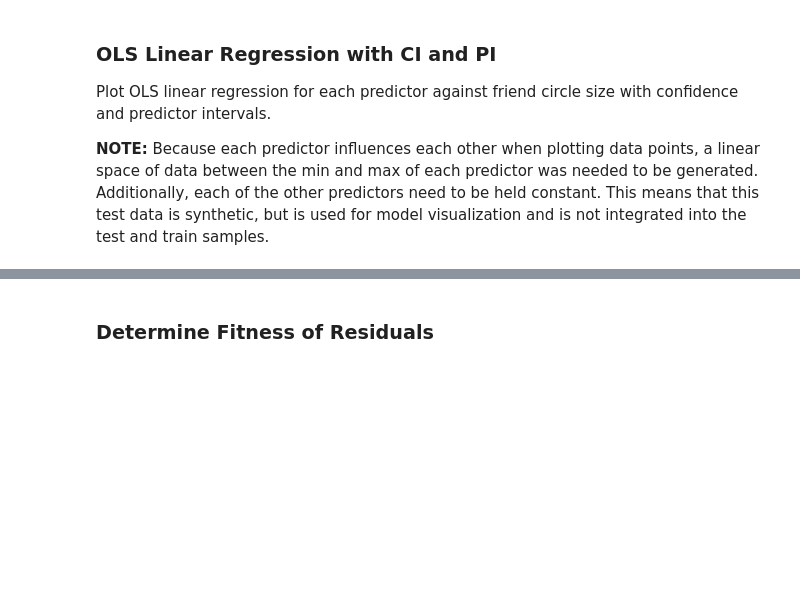
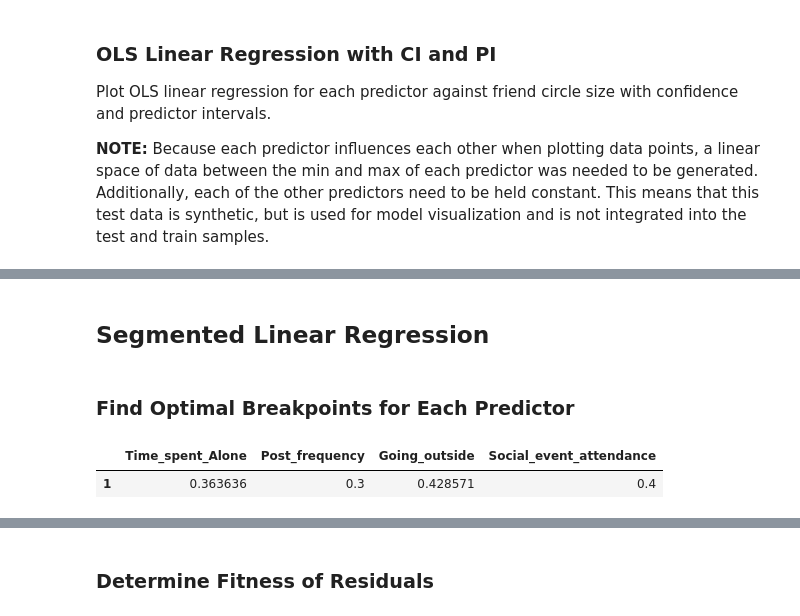
Before and after one commit to Prokope45/NeuralNetworkProject, a Jupyter notebook: LinearRegressionAnalysis.ipynb, the cells around one changed output, grey strips where cells are left out. Saved outputs shown, nothing was run; the diff lists cells and outputs as text; code cells hidden in the pictures; blank space fills up the shorter version.

```diff
--- a/LinearRegressionAnalysis.ipynb
+++ b/LinearRegressionAnalysis.ipynb
@@ -318,0 +319,48 @@ Notes:
+# %% [markdown]
+## Segmented Linear Regression
+# %% [markdown]
+### Find Optimal Breakpoints for Each Predictor
+# %%
+import statsmodels.api as sm
+
+def find_optimal_breakpoint(x, y, min_points=10):
+    """
+    Try all possible split points, and return the one that minimizes total RSS (residual sum of squares).
+    """
+    # Sort x in a logical order.
+    x_sorted = x.sort_values().reset_index(drop=True)
+    possible_splits = x_sorted[min_points:-min_points]
+
+    best_rss = float('inf')
+    best_break = None
+
+    for split in possible_splits:
+        mask = x < split
+        if mask.sum() < min_points or (~mask).sum() < min_points:
+            continue
+
+        # Left segment
+        model_left = sm.OLS(y[mask], sm.add_constant(x[mask])).fit()
+        rss_left = np.sum(model_left.resid ** 2)
+
+        # Right segment
+        model_right = sm.OLS(y[~mask], sm.add_constant(x[~mask])).fit()
+        rss_right = np.sum(model_right.resid ** 2)
+
+        total_rss = rss_left + rss_right
+
+        if total_rss < best_rss:
+            best_rss = total_rss
+            best_break = split
+
+    return best_break
+
+breakpoints = pd.DataFrame(np.nan, columns=predictors.columns, index=[1])
+
+for predictor in predictors:
+    breakpoints[predictor] = find_optimal_breakpoint(test_df_prediction[predictor], test_df_prediction["Predicted"])
+
+breakpoints
+# %% [output]
+|  | Time_spent_Alone | Post_frequency | Going_outside | Social_event_attendance |
+| 1 | 0.363636 | 0.3 | 0.428571 | 0.4 |
```
Also changed, not shown: parts of 6 cells of this notebook, 1 other file.
